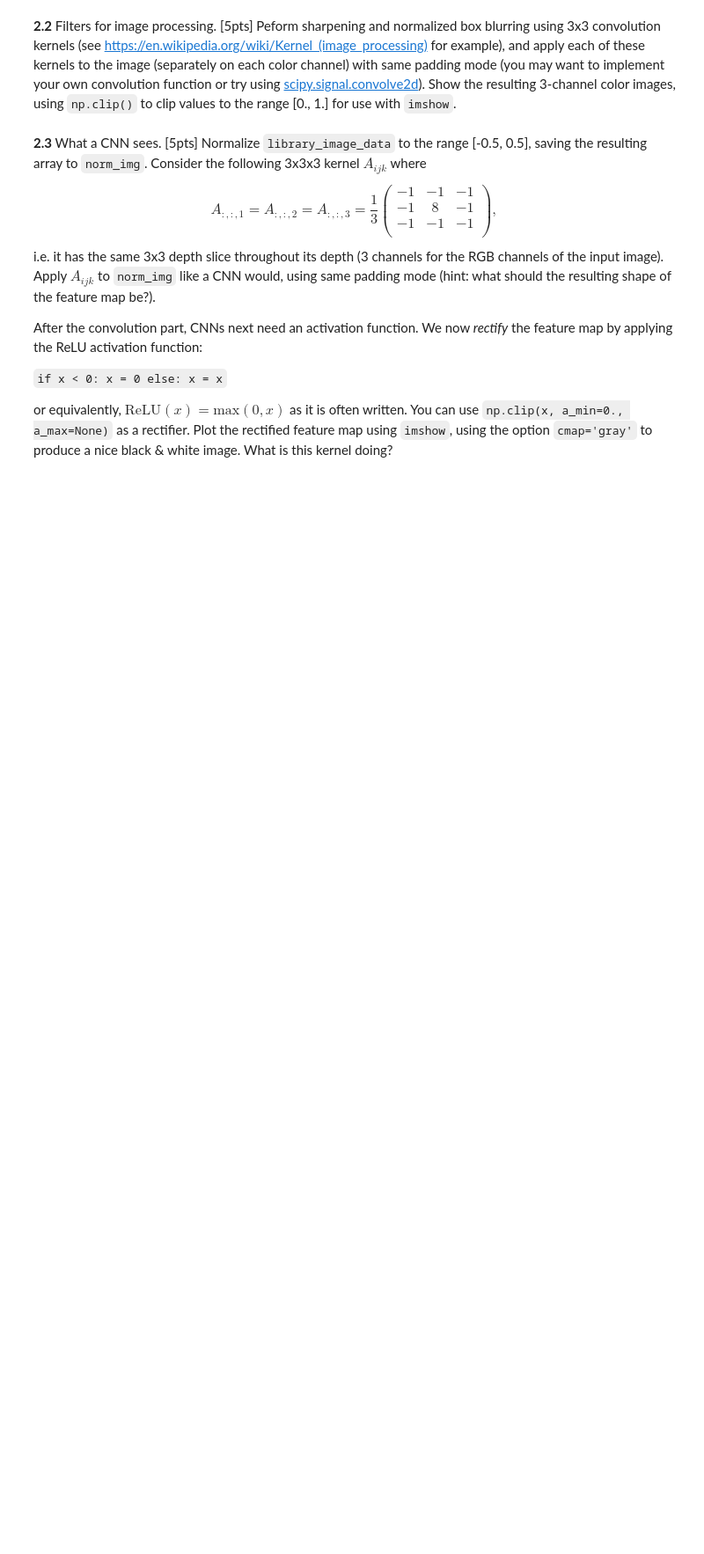
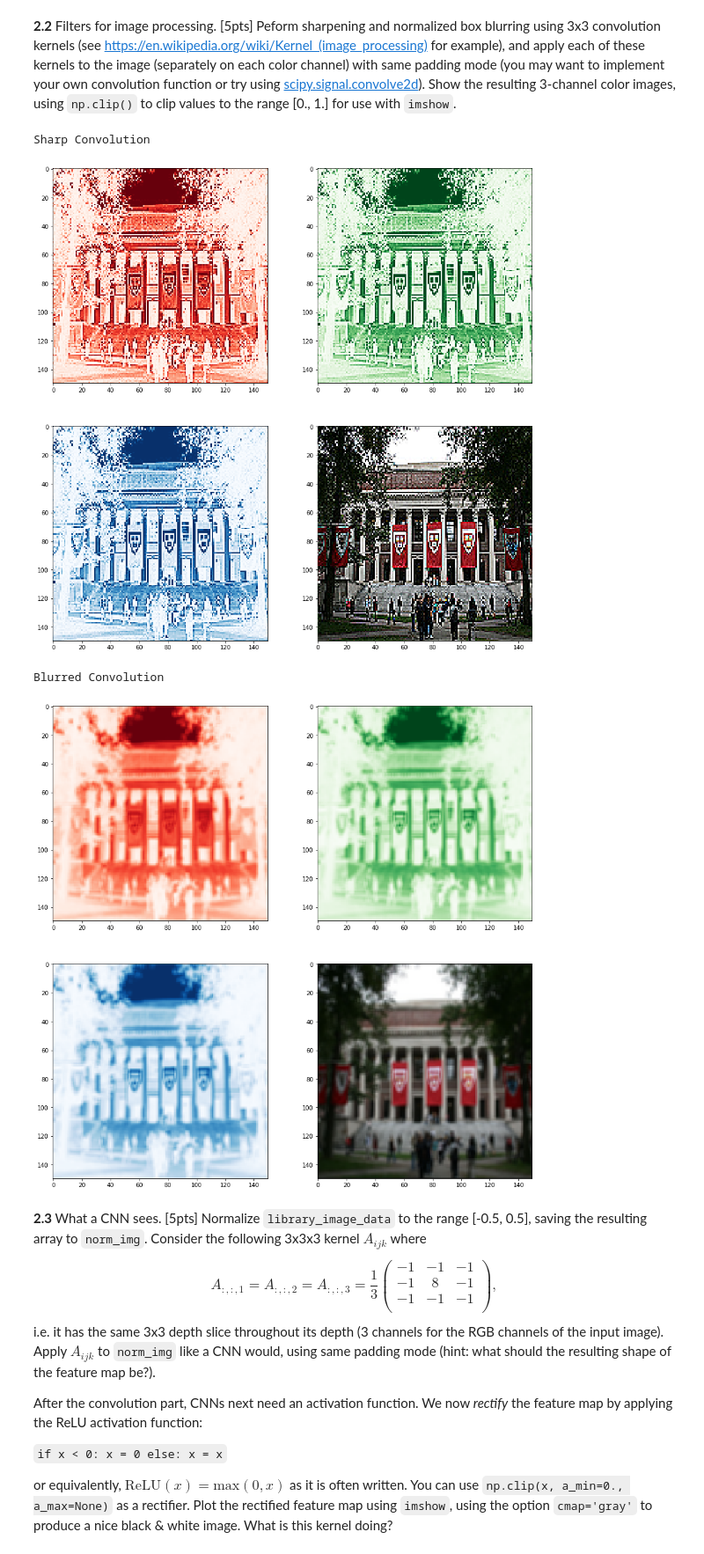
Before and after one commit to ericenglin/Data-Science-Assignments, a Jupyter notebook: CNNs/cs109b_hw4.ipynb, the cells around one changed output. Shown at 88% size. Cells and saved outputs as stored; diff of their text form; code cells hidden in the pictures; blank space fills up the shorter version.

Commit message:
making progress with convolutions

```diff
--- a/CNNs/cs109b_hw4.ipynb
+++ b/CNNs/cs109b_hw4.ipynb
@@ -305,3 +362,70 @@ and apply it to `feature_map`. This time, before we pass it through the activati
+# %%
+# your code here
+
+# your code here
+import scipy
+from scipy import signal
+colors = [plt.cm.Reds, plt.cm.Greens, plt.cm.Blues, plt.cm.Greys]
+
+blur_kernel = [[1,1,1],
+                 [1,1,1],
+                 [1,1,1]]
+
+sharp_kernel = [[0,-1,0],
+                 [-1,5,-1],
+                 [0,-1,0]]
+
+
+for x in range(3):
+    res_sharp = scipy.signal.convolve2d(library_image_data[0][:,:,x], sharp_kernel,
+                                  mode='same', boundary='fill', fillvalue=0)
+    res_sharp = np.clip(res_sharp,0,1)
+    res_blur = scipy.signal.convolve2d(library_image_data[0][:,:,x], blur_kernel,
+                                  mode='same', boundary='fill', fillvalue=0)
+    res_blur /= 9
+    res_blur = np.clip(res_blur,0,1)
+    if x==0:
+        res_0_sharp = res_sharp
+        res_0_blur = res_blur
+    if x==1:
+        res_1_sharp = res_sharp
+        res_1_blur = res_blur
+    if x==2:
+        res_2_sharp = res_sharp
+        res_2_blur = res_blur
+
+#stack numpy arrays for each color group
+res_sharp_stack = np.dstack([res_0_sharp,res_1_sharp,res_2_sharp])
+res_blur_stack = np.dstack([res_0_blur,res_1_blur,res_2_blur])
+
+plt.rcParams["figure.figsize"] = (15,15)
+
+colors = [plt.cm.Reds, plt.cm.Greens, plt.cm.Blues, plt.cm.Greys]
+subplots = np.arange(221,224)
+
+#sharpening
+print("Sharp Convolution")
+for i in range(3):
+    plt.subplot(subplots[i])
+    plt.imshow(res_sharp_stack[:,:,i], cmap=colors[i])
+plt.subplot(224)
+plt.imshow(res_sharp_stack)
+plt.show()
+
+#blurrying
+print("Blurred Convolution")
+subplots = np.arange(221,224)
+for i in range(3):
+    plt.subplot(subplots[i])
+    plt.imshow(res_blur_stack[:,:,i], cmap=colors[i])
+plt.subplot(224)
+plt.imshow(res_blur_stack)
+plt.show()
+# %% [output]
+Sharp Convolution
+[figure, added]
+Blurred Convolution
+[figure, added]
 # %% [markdown]
 **2.3** What a CNN sees. [5pts] Normalize `library_image_data` to the range [-0.5, 0.5], saving the resulting array to `norm_img`. Consider the following 3x3x3 kernel $A_{ijk}$ where
 $$
```
Also changed, not shown: parts of 9 cells of this notebook.
